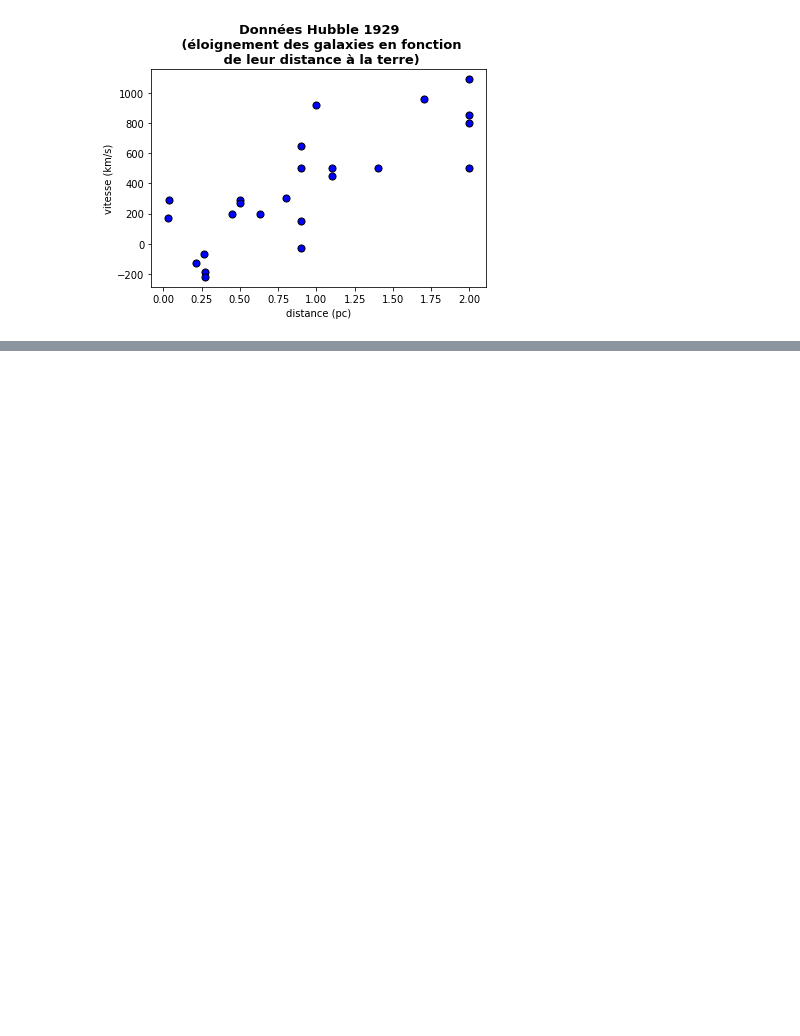
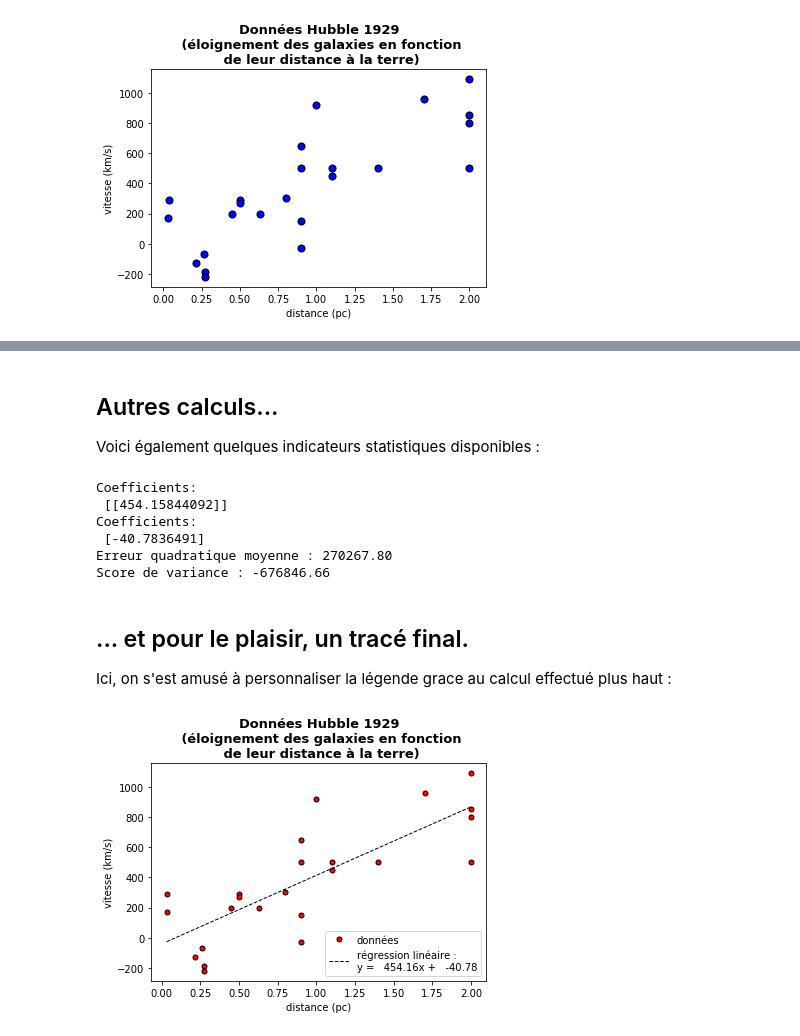
Before and after one commit to SmellyArmure/04-Jupyter, a Jupyter notebook: Exo_RegLineaire.ipynb, the cells around one changed output, grey strips where cells are left out. Drawn from its saved outputs; the diff is of its cells as text; code cells hidden in the pictures; blank space fills up the shorter version.

```diff
--- a/Exo_RegLineaire.ipynb
+++ b/Exo_RegLineaire.ipynb
@@ -93,0 +76,21 @@ LinearRegression(copy_X=True, fit_intercept=True, n_jobs=1, normalize=False)
+# %%
+x_moy = np.mean(x)
+y_moy = np.mean(y)
+
+# variance de x
+var_x_np = np.var(x)
+var_x = np.mean(np.power(x,2)- np.power(x_moy,2)) # moyenne des carrés de x - produit de la moyenne de x
+var_x_bis = np.mean(np.power(x-x_moy,2)) # moyenne des carrés des écarts de x à la moyenne
+print("---Calculs de la variance (légères différences possibles) :")
+print("numpy :",var_x_np)
+print("définition :", var_x)
+print("König-Huygens :", var_x_bis)
+
+# covariance de x,y : moyenne des produits (plusieurs manières de faire le calcul)
+cov_xy_np = np.cov(x,y,bias=True)[0][1] # attention à ne pas oublier bias = True !!! (ou ddof=0)
+cov_xy = np.mean((x-x_moy)*(y-y_moy))  # moyenne du produit des écarts de x à xmoy et y à ymoy
+cov_xy_bis = np.mean(x*y)- x_moy*y_moy # moyenne du produit des x et y - produit des moyennes
+print("\n---Calculs de la covariance concordant (légères différences possibles) :")
+print("numpy :",cov_xy_np)
+print("définition :", cov_xy)
+print("König-Huygens :", cov_xy_bis)
@@ -93,0 +111,12 @@ LinearRegression(copy_X=True, fit_intercept=True, n_jobs=1, normalize=False)
+# %%
+# pente de la droite de la régression
+
+a = cov_xy_np/var_x_np # cela se démontre...
+print("\n---Pente de la droite de régression linéaire : {}".format(a))
+print("via calculs :", a)
+print("via scikit learn :", regr.coef_)
+
+b = y_moy-a*x_moy # ... et cela aussi.
+print("\n---Ordonnée à l'origine : {}".format(b))
+print("via calculs :", b)
+print("via scikit learn :", regr.intercept_)
@@ -93,0 +131,33 @@ LinearRegression(copy_X=True, fit_intercept=True, n_jobs=1, normalize=False)
+# %% [markdown]
+## Autres calculs...
+
+Voici également quelques indicateurs statistiques disponibles :
+# %%
+print('Coefficients: \n', regr.coef_)
+print('Coefficients: \n', regr.intercept_)
+print("Erreur quadratique moyenne : %.2f" % mean_squared_error(x, y))
+print('Score de variance : %.2f' % r2_score(x, y)) # 1 : prédiction parfaite
+# %% [output]
+Coefficients:
+ [[454.15844092]]
+Coefficients:
+ [-40.7836491]
+Erreur quadratique moyenne : 270267.80
+Score de variance : -676846.66
+# %% [markdown]
+## ... et pour le plaisir, un tracé final.
+
+Ici, on s'est amusé à personnaliser la légende grace au calcul effectué plus haut :
+# %%
+plt.title("Données Hubble 1929\n (éloignement des galaxies en fonction\n \
+de leur distance à la terre)",fontweight="bold",fontsize=13)
+plt.xlabel("distance (pc)")
+plt.ylabel("vitesse (km/s)")
+a, = plt.plot(x1,y1,'o',linestyle = ' ', markersize=5,markeredgecolor='k', \
+    markerfacecolor='red', label='données', zorder=10)
+b, = plt.plot(x,y_pred,linestyle = '--', color='black', linewidth=1,\
+    label="régression linéaire :\ny = {:8.2f}x + {:8.2f}".format(regr.coef_[0,0],regr.intercept_[0]) ,zorder=5)
+plt.legend(handles=[a,b]).set_zorder(100)
+plt.show()
+# %% [output]
+[figure, added]
```
Also changed, not shown: parts of 14 cells of this notebook, 1 other file.
